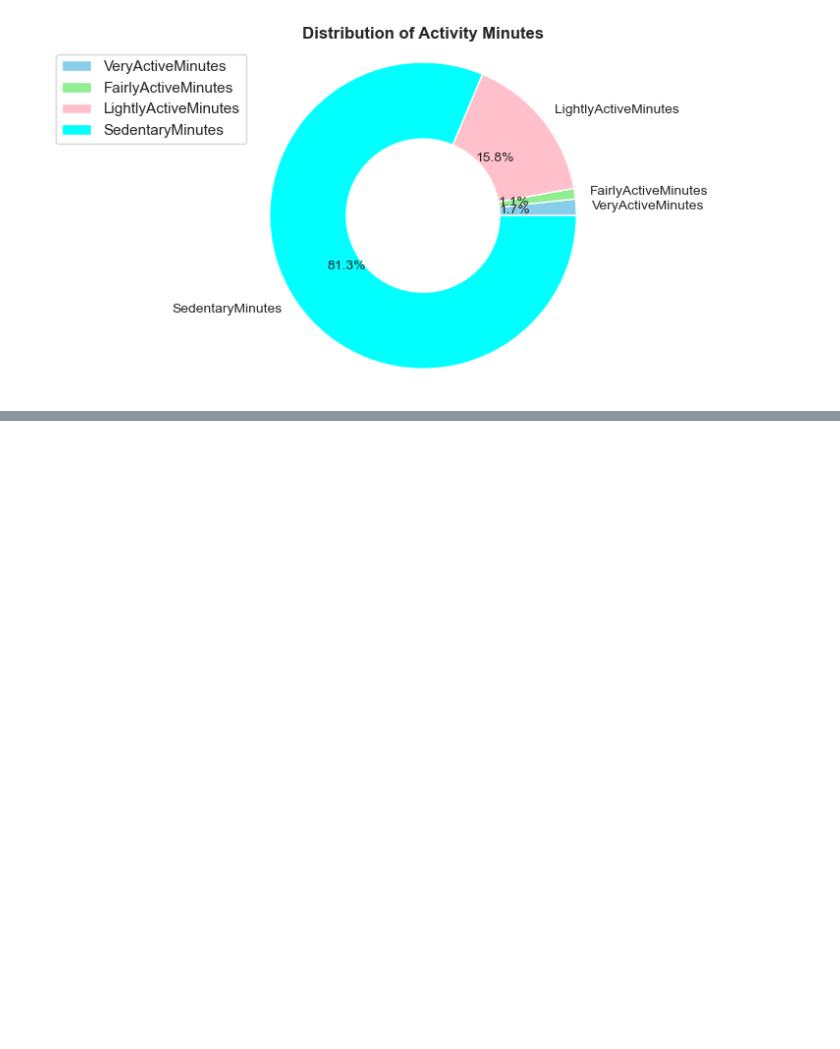
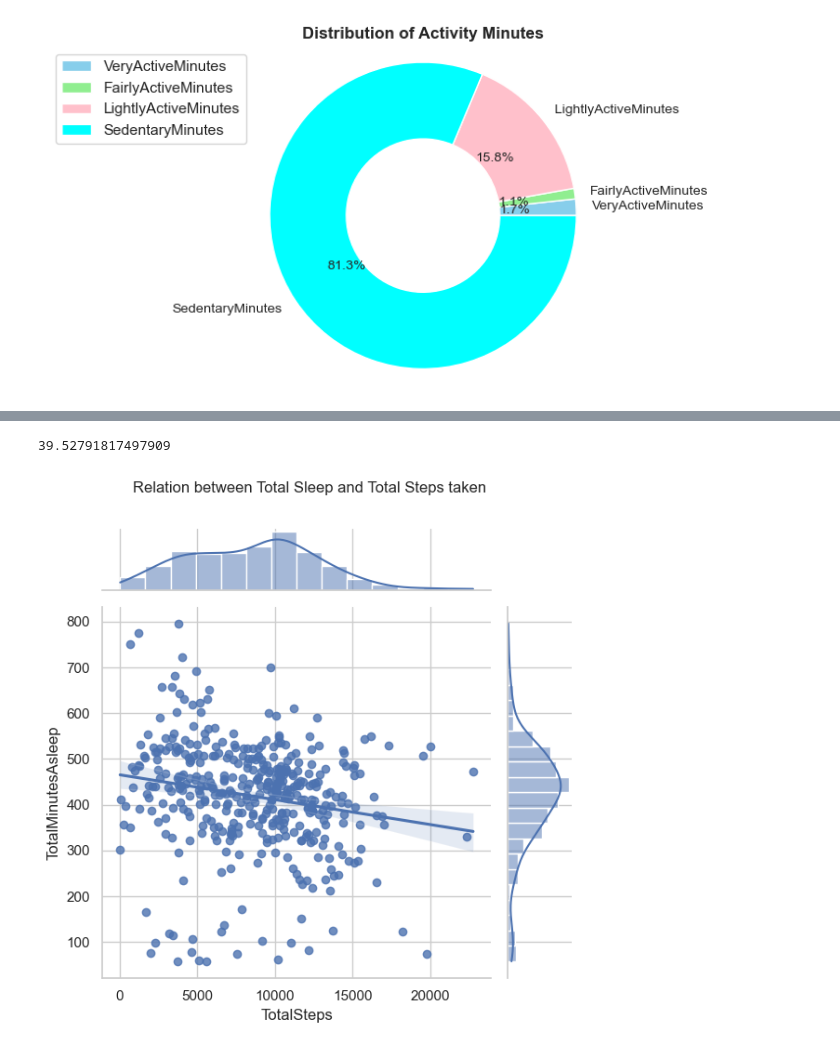
Before and after one commit to aradhyasinghgangwar/RealEstate_PricePrediction, a Jupyter notebook: Fitbit.ipynb, the cells around one changed output, grey strips where cells are left out. Cells and saved outputs as stored; diff of their text form; code cells hidden in the pictures; blank space fills up the shorter version.

```diff
--- a/Fitbit.ipynb
+++ b/Fitbit.ipynb
@@ -463,0 +538,10 @@ plt.show()
+# %%
+weekdays['IdleTime'].mean()
+# %% [output]
+39.52791817497909
+# %%
+sns.jointplot(data=merge_activity,x='TotalSteps',y='TotalMinutesAsleep',kind='reg')
+plt.suptitle('Relation between Total Sleep and Total Steps taken',y=1.0,fontsize=12)
+plt.tight_layout()
+# %% [output]
+[figure, added]
```
Also changed, not shown: parts of 17 cells of this notebook.
